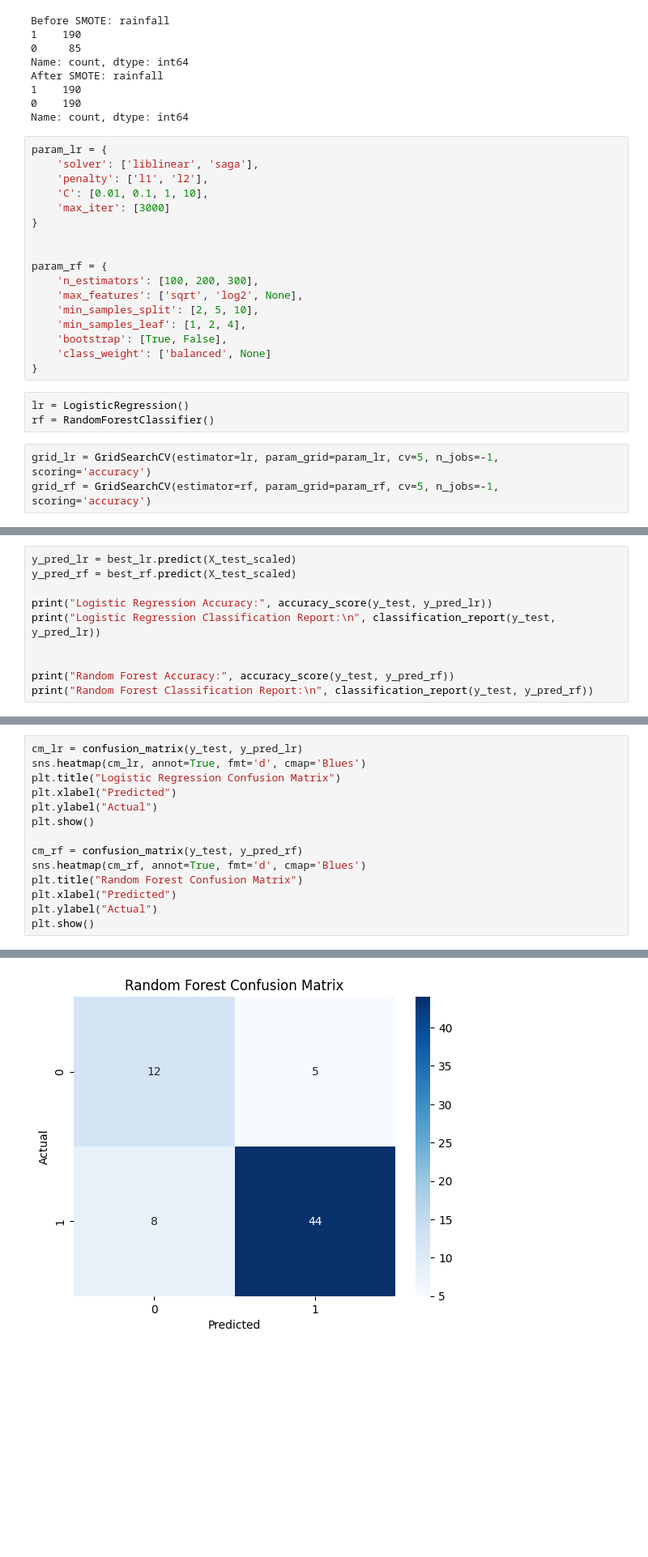
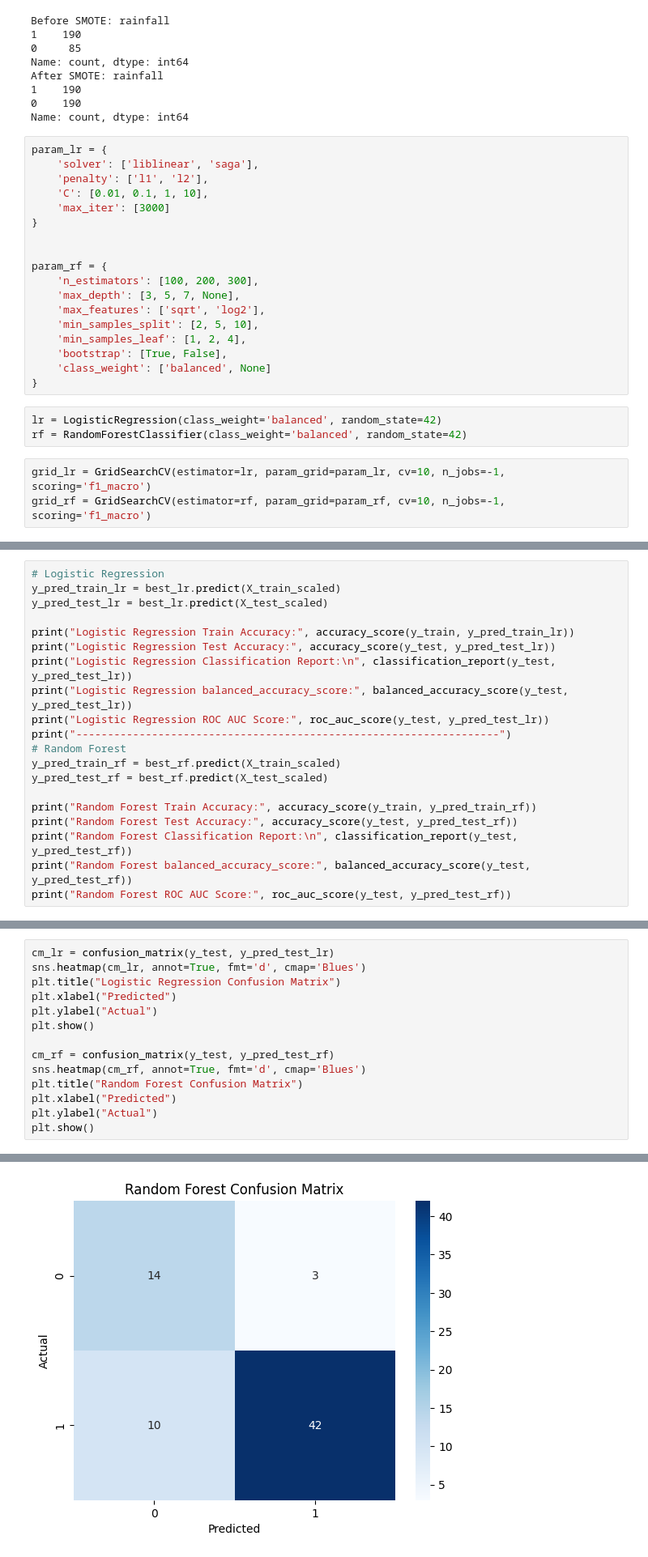
Before and after one commit to chanupadeshan/Rainfall_Prediction_with_MLFlow, a Jupyter notebook: code.ipynb, the cells around one changed output, grey strips where cells are left out. Shown: that part at 81% size. Saved outputs shown, nothing was run; the diff lists cells and outputs as text; blank space fills up the shorter version.

```diff
--- a/code.ipynb
+++ b/code.ipynb
@@ -306,18 +310,19 @@ param_lr = {
 
 param_rf = {
     'n_estimators': [100, 200, 300],
-    'max_features': ['sqrt', 'log2', None],
+    'max_depth': [3, 5, 7, None],
+    'max_features': ['sqrt', 'log2'],
     'min_samples_split': [2, 5, 10],
     'min_samples_leaf': [1, 2, 4],
     'bootstrap': [True, False],
     'class_weight': ['balanced', None]
 }
 # %%
-lr = LogisticRegression()
-rf = RandomForestClassifier()
+lr = LogisticRegression(class_weight='balanced', random_state=42)
+rf = RandomForestClassifier(class_weight='balanced', random_state=42)
 # %%
-grid_lr = GridSearchCV(estimator=lr, param_grid=param_lr, cv=5, n_jobs=-1, scoring='accuracy')
-grid_rf = GridSearchCV(estimator=rf, param_grid=param_rf, cv=5, n_jobs=-1, scoring='accuracy')
+grid_lr = GridSearchCV(estimator=lr, param_grid=param_lr, cv=10, n_jobs=-1, scoring='f1_macro')
+grid_rf = GridSearchCV(estimator=rf, param_grid=param_rf, cv=10, n_jobs=-1, scoring='f1_macro')
 # %%
 grid_lr.fit(X_train_resampled, y_train_resampled)
 grid_rf.fit(X_train_resampled, y_train_resampled)
@@ -338,11 +344,21 @@ RandomForestClassifier()
 # %%
-y_pred_lr = best_lr.predict(X_test_scaled)
-y_pred_rf = best_rf.predict(X_test_scaled)
+# Logistic Regression
+y_pred_train_lr = best_lr.predict(X_train_scaled)
+y_pred_test_lr = best_lr.predict(X_test_scaled)
 
-print("Logistic Regression Accuracy:", accuracy_score(y_test, y_pred_lr))
-print("Logistic Regression Classification Report:\n", classification_report(y_test, y_pred_lr))
+print("Logistic Regression Train Accuracy:", accuracy_score(y_train, y_pred_train_lr))
+print("Logistic Regression Test Accuracy:", accuracy_score(y_test, y_pred_test_lr))
+print("Logistic Regression Classification Report:\n", classification_report(y_test, y_pred_test_lr))
+print("Logistic Regression balanced_accuracy_score:", balanced_accuracy_score(y_test, y_pred_test_lr))
+print("Logistic Regression ROC AUC Score:", roc_auc_score(y_test, y_pred_test_lr))
+print("-------------------------------------------------------------------")
+# Random Forest
+y_pred_train_rf = best_rf.predict(X_train_scaled)
+y_pred_test_rf = best_rf.predict(X_test_scaled)
 
-
-print("Random Forest Accuracy:", accuracy_score(y_test, y_pred_rf))
-print("Random Forest Classification Report:\n", classification_report(y_test, y_pred_rf))
+print("Random Forest Train Accuracy:", accuracy_score(y_train, y_pred_train_rf))
+print("Random Forest Test Accuracy:", accuracy_score(y_test, y_pred_test_rf))
+print("Random Forest Classification Report:\n", classification_report(y_test, y_pred_test_rf))
+print("Random Forest balanced_accuracy_score:", balanced_accuracy_score(y_test, y_pred_test_rf))
+print("Random Forest ROC AUC Score:", roc_auc_score(y_test, y_pred_test_rf))
 # %% [output]
@@ -366,17 +382,17 @@ weighted avg       0.82      0.81      0.82        69
 # %%
-cm_lr = confusion_matrix(y_test, y_pred_lr)
+cm_lr = confusion_matrix(y_test, y_pred_test_lr)
 sns.heatmap(cm_lr, annot=True, fmt='d', cmap='Blues')
 plt.title("Logistic Regression Confusion Matrix")
 plt.xlabel("Predicted")
 plt.ylabel("Actual")
 plt.show()
 
-cm_rf = confusion_matrix(y_test, y_pred_rf)
+cm_rf = confusion_matrix(y_test, y_pred_test_rf)
 sns.heatmap(cm_rf, annot=True, fmt='d', cmap='Blues')
 plt.title("Random Forest Confusion Matrix")
 plt.xlabel("Predicted")
 plt.ylabel("Actual")
 plt.show()
 # %% [output]
 [figure]
-[figure, old version]
+[figure, new version]
```
Also changed, not shown: parts of 8 cells of this notebook, 1 other file.
